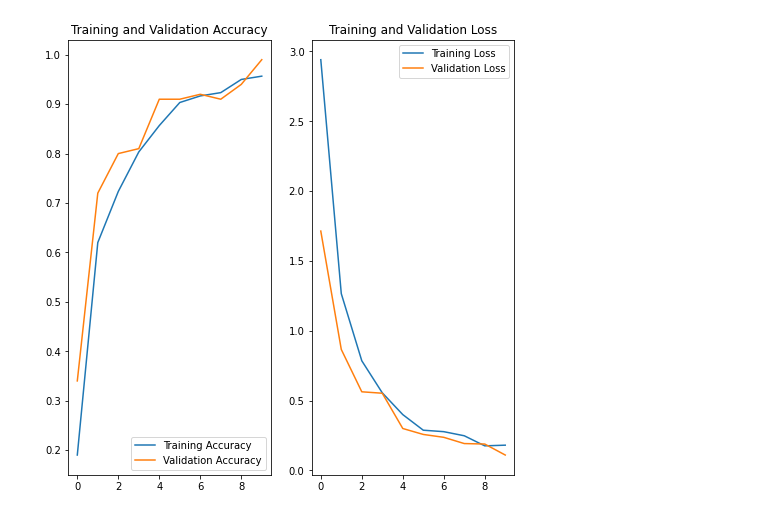
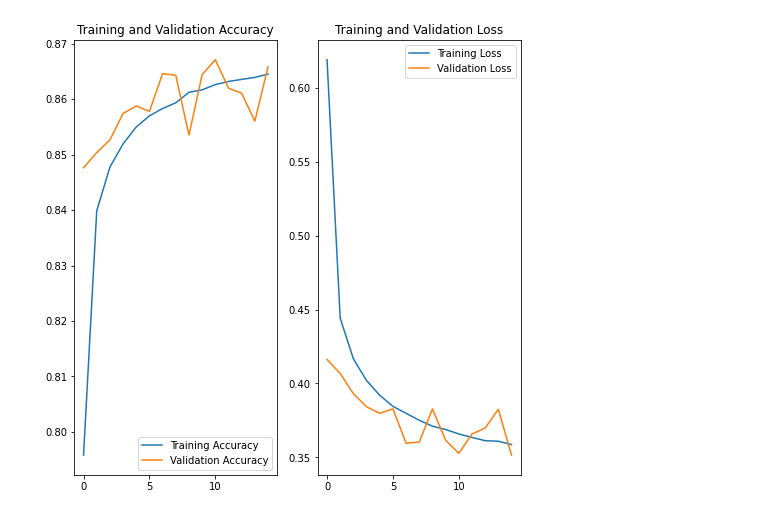
Before and after one commit to JeremyArsenault/FormProcessor, a Jupyter notebook: DocumentProcessing/htr_model/notebook.ipynb, the cells around one changed output. Drawn from its saved outputs; the diff is of its cells as text; code cells hidden in the pictures.

```diff
--- a/DocumentProcessing/htr_model/notebook.ipynb
+++ b/DocumentProcessing/htr_model/notebook.ipynb
@@ -3,30 +3,30 @@ import numpy as np
 import matplotlib.pyplot as plt
 import pickle
 # %%
-with open('data/history', 'rb') as f:
+with open('data/emnist4', 'rb') as f:
     history = pickle.load(f)
 # %%
 acc = history['accuracy']
 val_acc = history['val_accuracy']
 
 loss=history['loss']
 val_loss=history['val_loss']
 
-epochs = 10
+epochs = 15
 epochs_range = range(epochs)
 
 plt.figure(figsize=(8, 8))
 plt.subplot(1, 2, 1)
 plt.plot(epochs_range, acc, label='Training Accuracy')
 plt.plot(epochs_range, val_acc, label='Validation Accuracy')
 plt.legend(loc='lower right')
 plt.title('Training and Validation Accuracy')
 
 plt.subplot(1, 2, 2)
 plt.plot(epochs_range, loss, label='Training Loss')
 plt.plot(epochs_range, val_loss, label='Validation Loss')
 plt.legend(loc='upper right')
 plt.title('Training and Validation Loss')
 plt.show()
 # %% [output]
-[figure, old version]
+[figure, new version]
```
Also changed, not shown: 13 other files.
